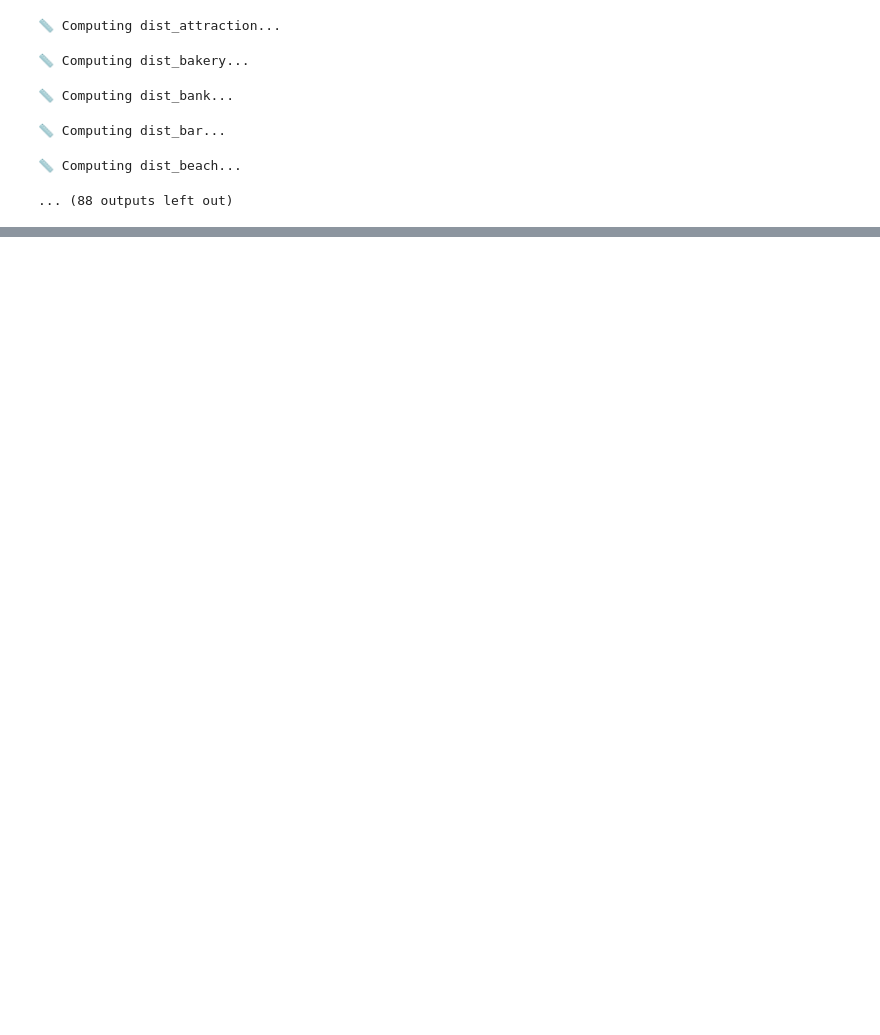
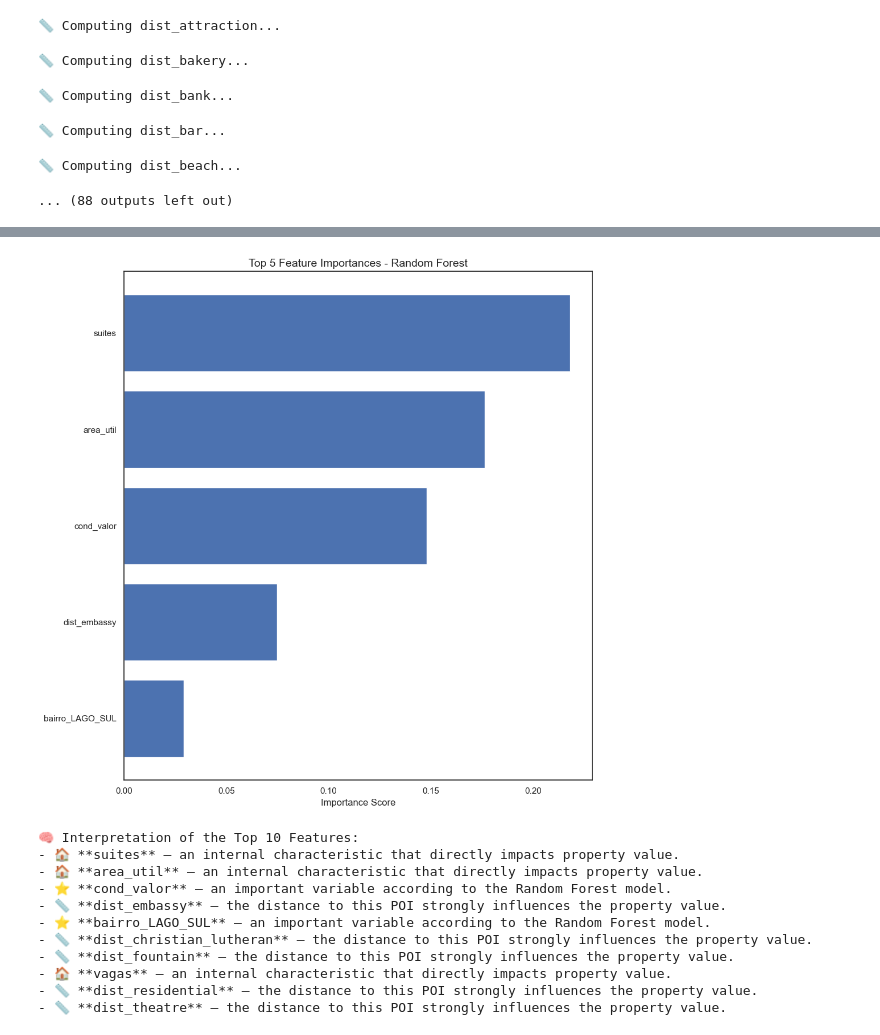
Before and after one commit to willianpina/Geospatial_Analysis_of_Housing_data, a Jupyter notebook: Geospatial_Analysis_of_Housing_Data.ipynb, the cells around one changed output, grey strips where cells are left out. Cells and saved outputs as stored; diff of their text form; code cells hidden in the pictures; blank space fills up the shorter version.

```diff
--- a/Geospatial_Analysis_of_Housing_Data.ipynb
+++ b/Geospatial_Analysis_of_Housing_Data.ipynb
@@ -1783,0 +2078,56 @@ Não iremos realizar o modelo de Regressão Simples porque eu teria que afirmar
+# %%
+# ============================================================
+# 1️⃣ FEATURE IMPORTANCE TABLE
+# ============================================================
+importances = pd.DataFrame({
+    "feature": X.columns,
+    "importance": rf.feature_importances_
+}).sort_values(by="importance", ascending=False)
+
+
+# ============================================================
+# 2️⃣ FEATURE IMPORTANCE PLOT
+# ============================================================
+import matplotlib.pyplot as plt
+
+top_n = 5
+top_feats = importances.head(top_n).iloc[::-1]  # reverse for horizontal plot
+
+plt.figure(figsize=(10, 10))
+plt.barh(top_feats["feature"], top_feats["importance"])
+plt.title(f"Top {top_n} Feature Importances - Random Forest", fontsize=14)
+plt.xlabel("Importance Score")
+plt.tight_layout()
+plt.show()
+
+
+# ============================================================
+# 3️⃣ AUTOMATED INTERPRETATION OF TOP FEATURES
+# ============================================================
+def interpret_feature(feat):
+    if feat.startswith("dist_"):
+        return f"📏 **{feat}** — the distance to this POI strongly influences the property value."
+    if feat.startswith("neighborhood_"):
+        return f"🏙️ **{feat}** — the neighborhood effect remains one of the main determinants of price."
+    if feat in ["area_util", "vagas", "suites", "quartos"]:
+        return f"🏠 **{feat}** — an internal characteristic that directly impacts property value."
+    if feat == "piscina":
+        return "🏊 **piscina** — properties with a pool show consistent appreciation."
+    return f"⭐ **{feat}** — an important variable according to the Random Forest model."
+
+print("\n🧠 Interpretation of the Top 10 Features:")
+for feat in importances.head(10)["feature"]:
+    print("-", interpret_feature(feat))
+# %% [output]
+[figure, added]
+🧠 Interpretation of the Top 10 Features:
+- 🏠 **suites** — an internal characteristic that directly impacts property value.
+- 🏠 **area_util** — an internal characteristic that directly impacts property value.
+- ⭐ **cond_valor** — an important variable according to the Random Forest model.
+- 📏 **dist_embassy** — the distance to this POI strongly influences the property value.
+- ⭐ **bairro_LAGO_SUL** — an important variable according to the Random Forest model.
+- 📏 **dist_christian_lutheran** — the distance to this POI strongly influences the property value.
+- 📏 **dist_fountain** — the distance to this POI strongly influences the property value.
+- 🏠 **vagas** — an internal characteristic that directly impacts property value.
+- 📏 **dist_residential** — the distance to this POI strongly influences the property value.
+- 📏 **dist_theatre** — the distance to this POI strongly influences the property value.
```
Also changed, not shown: parts of 15 cells of this notebook, 6 other files.
